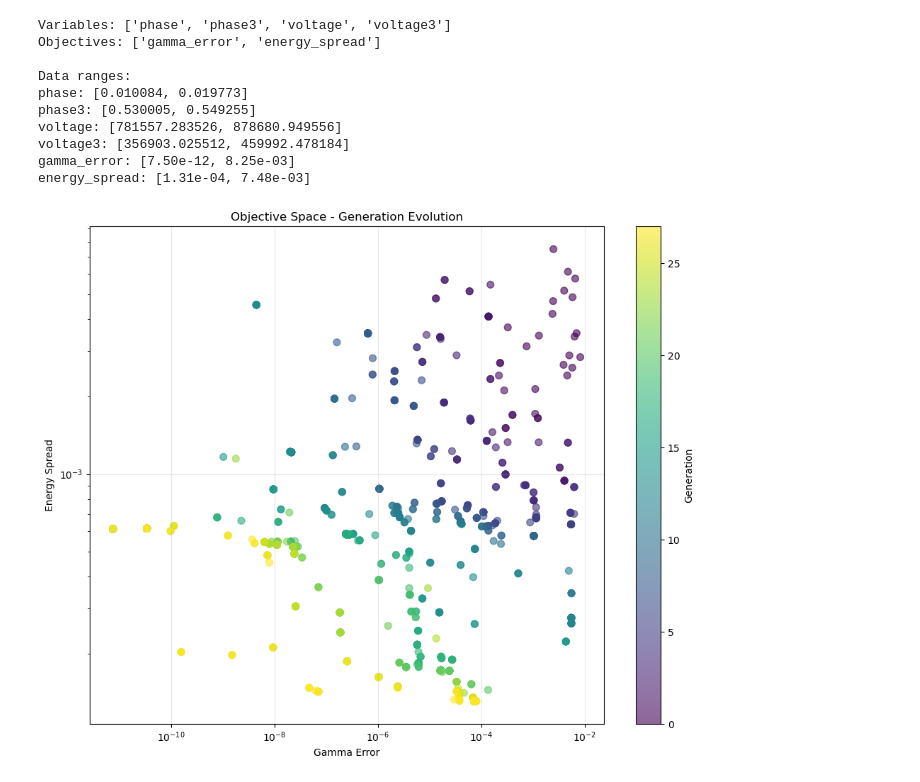
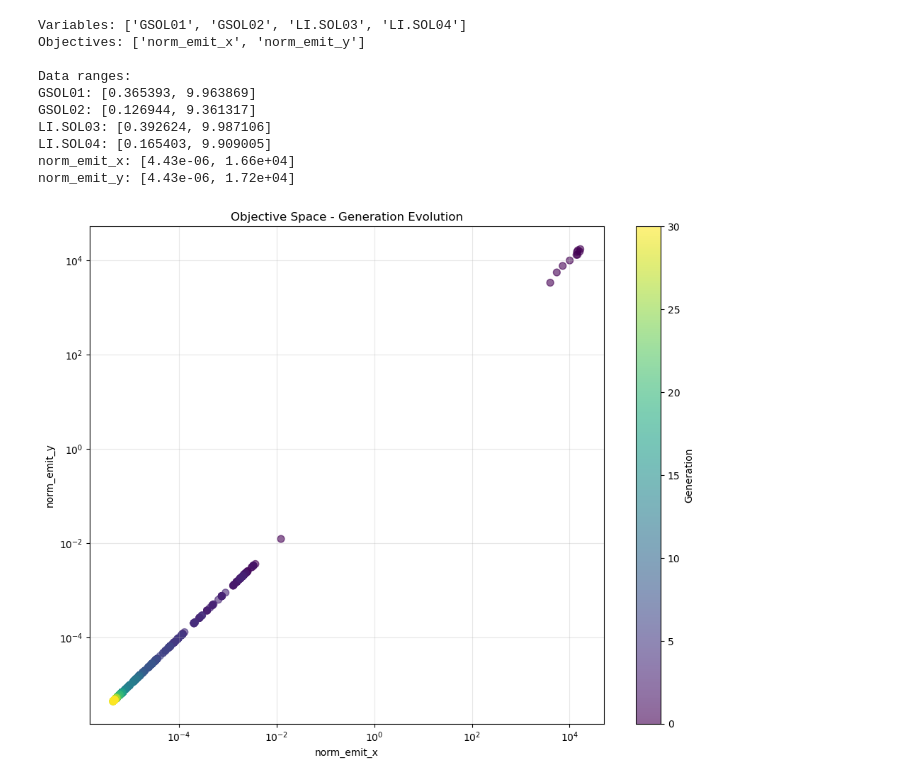
Before and after one commit to ndwang/LEC_optimization, a Jupyter notebook: read_output.ipynb, the cells around one changed output. Cells and saved outputs as stored; diff of their text form; code cells hidden in the pictures.

```diff
--- a/read_output.ipynb
+++ b/read_output.ipynb
@@ -45,7 +41,9 @@ Number of generations: 28
 # %%
 # Define variables and objectives
-variables = ['phase', 'phase3', 'voltage', 'voltage3']
-objectives = ['gamma_error', 'energy_spread']
+#variables = ['phase', 'phase3', 'voltage', 'voltage3']
+#objectives = ['gamma_error', 'energy_spread']
+variables = ['GSOL01', 'GSOL02', 'LI.SOL03', 'LI.SOL04']
+objectives = ['norm_emit_x', 'norm_emit_y']
 
 print("Variables:", variables)
 print("Objectives:", objectives)
@@ -55,39 +53,39 @@ for var in variables:
 for obj in objectives:
     print(f"{obj}: [{pop_df[obj].min():.2e}, {pop_df[obj].max():.2e}]")
 # %% [output]
-Variables: ['phase', 'phase3', 'voltage', 'voltage3']
-Objectives: ['gamma_error', 'energy_spread']
+Variables: ['GSOL01', 'GSOL02', 'LI.SOL03', 'LI.SOL04']
+Objectives: ['norm_emit_x', 'norm_emit_y']
 
 Data ranges:
-phase: [0.010084, 0.019773]
-phase3: [0.530005, 0.549255]
-voltage: [781557.283526, 878680.949556]
-voltage3: [356903.025512, 459992.478184]
-gamma_error: [7.50e-12, 8.25e-03]
-energy_spread: [1.31e-04, 7.48e-03]
+GSOL01: [0.365393, 9.963869]
+GSOL02: [0.126944, 9.361317]
+LI.SOL03: [0.392624, 9.987106]
+LI.SOL04: [0.165403, 9.909005]
+norm_emit_x: [4.43e-06, 1.66e+04]
+norm_emit_y: [4.43e-06, 1.72e+04]
 # %%
 # 2. Objective space plot (Pareto front)
 fig, ax = plt.subplots(figsize=(10, 8))
 
 # Create scatter plot with color based on generation
-scatter = ax.scatter(pop_df['gamma_error'], pop_df['energy_spread'],
+scatter = ax.scatter(pop_df[objectives[0]], pop_df[objectives[1]],
                     c=pop_df['generation'], cmap='viridis', alpha=0.6, s=50)
 
-ax.set_xlabel('Gamma Error')
-ax.set_ylabel('Energy Spread')
+ax.set_xlabel(objectives[0])
+ax.set_ylabel(objectives[1])
 ax.set_title('Objective Space - Generation Evolution')
 ax.set_xscale('log')
 ax.set_yscale('log')
 ax.grid(True, alpha=0.3)
 
 # Add colorbar
 cbar = plt.colorbar(scatter, ax=ax)
 cbar.set_label('Generation')
 
 plt.tight_layout()
 plt.show()
 # %% [output]
-[figure, old version]
+[figure, new version]
 # %%
 # 3. Convergence analysis - Best objectives over generations
 fig, axes = plt.subplots(1, 2, figsize=(15, 6))
```
Also changed, not shown: parts of 15 cells of this notebook, 2 other files.
